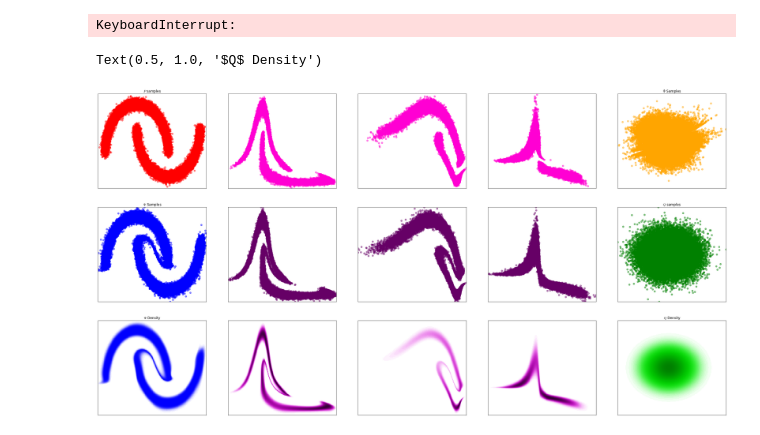
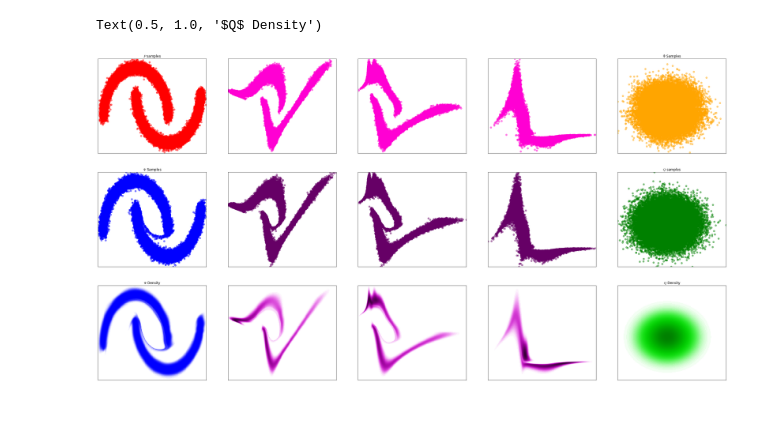
Before and after one commit to ElouanARGOUARCH/Normalizing_Flows, a Jupyter notebook: experiments/Mixed Models _ Two Moons.ipynb, the cells around one changed output. Saved outputs shown, nothing was run; the diff lists cells and outputs as text; code cells hidden in the pictures.

```diff
--- a/experiments/Mixed Models _ Two Moons.ipynb
+++ b/experiments/Mixed Models _ Two Moons.ipynb
@@ -77,12 +77,10 @@ p, target_log_density, target_samples = target.get_target()
 # %%
 num_samples = target_samples.shape[0]
 epochs =3000
-batch_size = int(num_samples/5)
+batch_size = int(num_samples/10)
 structure = [[RealNVPDensityEstimatorLayer,[80,80,80]],[RealNVPDensityEstimatorLayer,[80,80,80]],[RealNVPDensityEstimatorLayer,[80,80,80]],[RealNVPDensityEstimatorLayer,[80,80,80]]]
 realnvp = MixedModelDensityEstimator(target_samples,structure)
 realnvp.train(epochs, batch_size)
-# %% [output]
-KeyboardInterrupt:
 # %%
 ###Visualize Density Estimation Flow dimension >1###
 
@@ -128,7 +126,7 @@ for i in range(1, flow_to_visualize.N):
     ax.set_ylim((y_range[i][0], y_range[i][1]))
 ax = fig.add_subplot(3, flow_to_visualize.N + 1, flow_to_visualize.N + 1)
 ax.tick_params(left=False,bottom=False,labelleft=False,labelbottom=False)
-ax.scatter(forward_samples[-1][:, 0], forward_samples[-1][:, 1] alpha=0.5,
+ax.scatter(forward_samples[-1][:, 0], forward_samples[-1][:, 1], alpha=0.5,
             color=orange_color)
 ax.set_xlim((x_range[-1][0], x_range[-1][1]))
 ax.set_ylim((y_range[-1][0], y_range[-1][1]))
@@ -147,33 +145,33 @@ ax.set_xlim((x_range[0][0], x_range[0][1]))
 ax.set_ylim((y_range[0][0], y_range[0][1]))
 ax.set_title(r'$\Psi$ Density')
 for i in range(1, flow_to_visualize.N):
     ax = fig.add_subplot(3, flow_to_visualize.N + 1, flow_to_visualize.N + 1 + i + 1)
     ax.tick_params(left=False, bottom=False, labelleft=False, labelbottom=False)
     ax.scatter(backward_samples[i][:, 0], backward_samples[i][:, 1], alpha=0.5,
                 color=purple_color)
     ax.set_xlim((x_range[i][0], x_range[i][1]))
     ax.set_ylim((y_range[i][0], y_range[i][1]))
     ax = fig.add_subplot(3, flow_to_visualize.N + 1, 2 * (flow_to_visualize.N + 1) + i + 1)
     ax.tick_params(left=False,bottom=False,labelleft=False,labelbottom=False)
     ax.set_xlim((x_range[i][0], x_range[i][1]))
     ax.set_ylim((y_range[i][0], y_range[i][1]))
     ax.pcolormesh(torch.linspace(torch.min(backward_samples[i][:, 0]).item(), torch.max(backward_samples[i][:, 0]).item(), 200),torch.linspace(torch.min(backward_samples[i][:, 1]).item(), torch.max(backward_samples[i][:, 1]).item(), 200), backward_density[i], cmap=purple_cmap,shading='auto')
 
 ax = fig.add_subplot(3, flow_to_visualize.N + 1, flow_to_visualize.N + 1 + flow_to_visualize.N + 1)
 ax.tick_params(left=False,bottom=False,labelleft=False,labelbottom=False)
 ax.scatter(backward_samples[-1][:, 0], backward_samples[-1][:, 1], alpha=0.5,
             color=green_color)
 ax.set_xlim((x_range[-1][0], x_range[-1][1]))
 ax.set_ylim((y_range[-1][0], y_range[-1][1]))
 ax.set_title(r'$Q$ samples')
 ax = fig.add_subplot(3, flow_to_visualize.N + 1, 2*(flow_to_visualize.N + 1) + flow_to_visualize.N + 1)
 ax.tick_params(left=False,bottom=False,labelleft=False,labelbottom=False)
 ax.pcolormesh(torch.linspace(torch.min(backward_samples[-1][:, 0]).item(), torch.max(backward_samples[-1][:, 0]).item(), 200),torch.linspace(torch.min(backward_samples[-1][:, 1]).item(), torch.max(backward_samples[-1][:, 1]).item(), 200), backward_density[-1], cmap=green_cmap,shading='auto')
 ax.set_xlim((x_range[-1][0], x_range[-1][1]))
 ax.set_ylim((y_range[-1][0], y_range[-1][1]))
 ax.set_title(r"$Q$ Density")
 # %% [output]
 Text(0.5, 1.0, '$Q$ Density')
-[figure, old version]
+[figure, new version]
 # %%
 ### Visualize only target samples and model density ###
```
Also changed, not shown: parts of 5 cells of this notebook, 7 other files.
